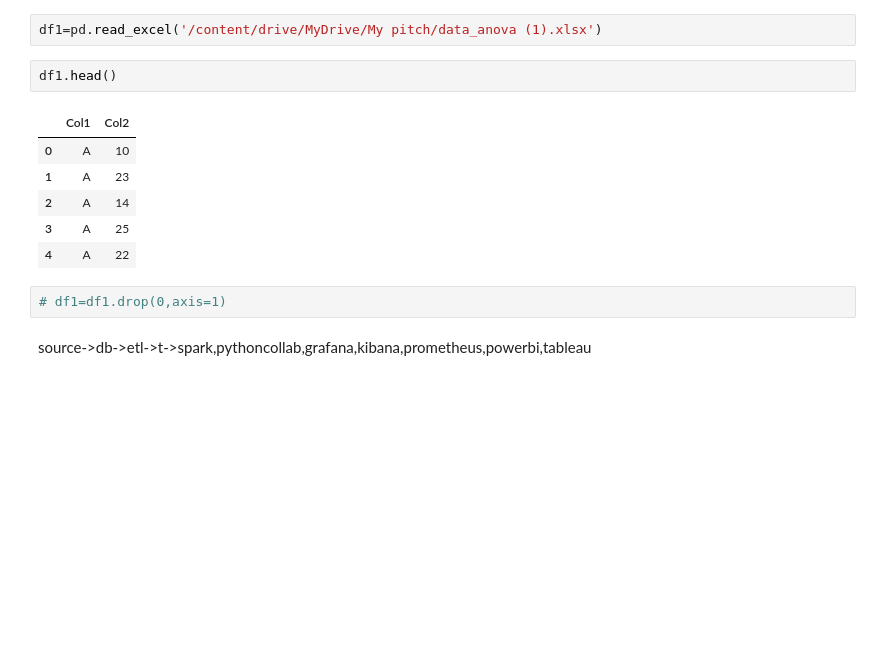
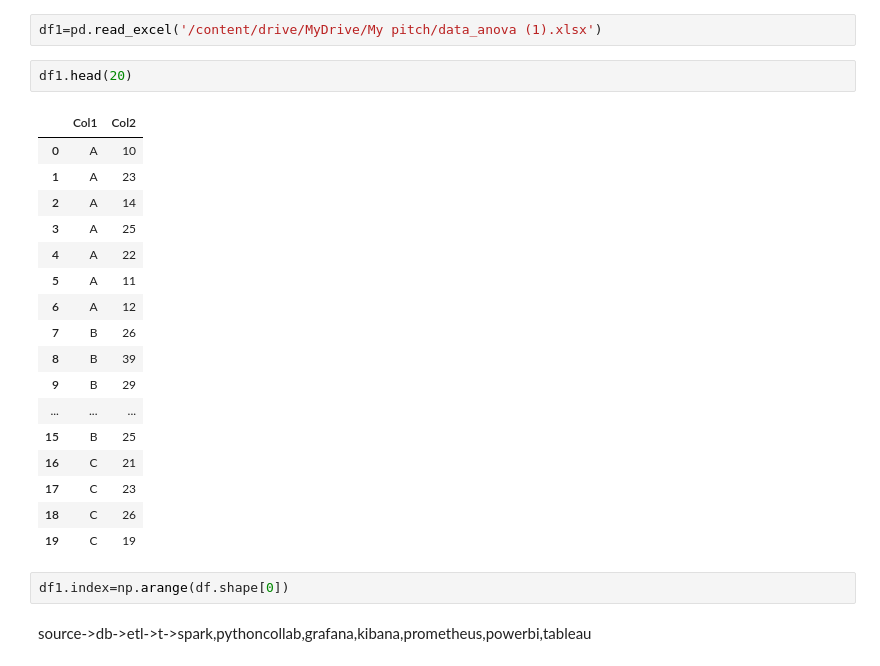
Before and after one commit to chaitanysaraswat/Advanced-Analytics-Using-Statistics, a Jupyter notebook: lecture10.ipynb, the cells around one changed output. Cells and saved outputs as stored; diff of their text form; blank space fills up the shorter version.

```diff
--- a/lecture10.ipynb
+++ b/lecture10.ipynb
@@ -156,16 +156,27 @@ ANOVA using excel sheet
 # %%
 df1=pd.read_excel('/content/drive/MyDrive/My pitch/data_anova (1).xlsx')
 # %%
-df1.head()
+df1.head(20)
 # %% [output]
 |  | Col1 | Col2 |
 | 0 | A | 10 |
 | 1 | A | 23 |
 | 2 | A | 14 |
 | 3 | A | 25 |
 | 4 | A | 22 |
+| 5 | A | 11 |
+| 6 | A | 12 |
+| 7 | B | 26 |
+| 8 | B | 39 |
+| 9 | B | 29 |
+| ... | ... | ... |
+| 15 | B | 25 |
+| 16 | C | 21 |
+| 17 | C | 23 |
+| 18 | C | 26 |
+| 19 | C | 19 |
-# %%
-# df1=df1.drop(0,axis=1)
+# %%
+df1.index=np.arange(df.shape[0])
 # %% [markdown]
 source->db->etl->t->spark,pythoncollab,grafana,kibana,prometheus,powerbi,tableau
 # %%
```
Also changed, not shown: parts of 6 cells of this notebook.
